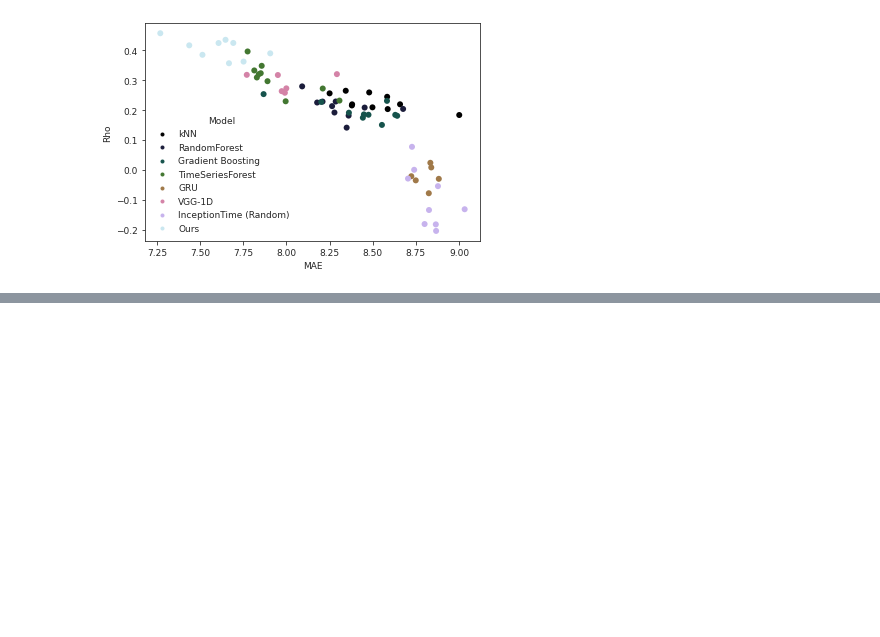
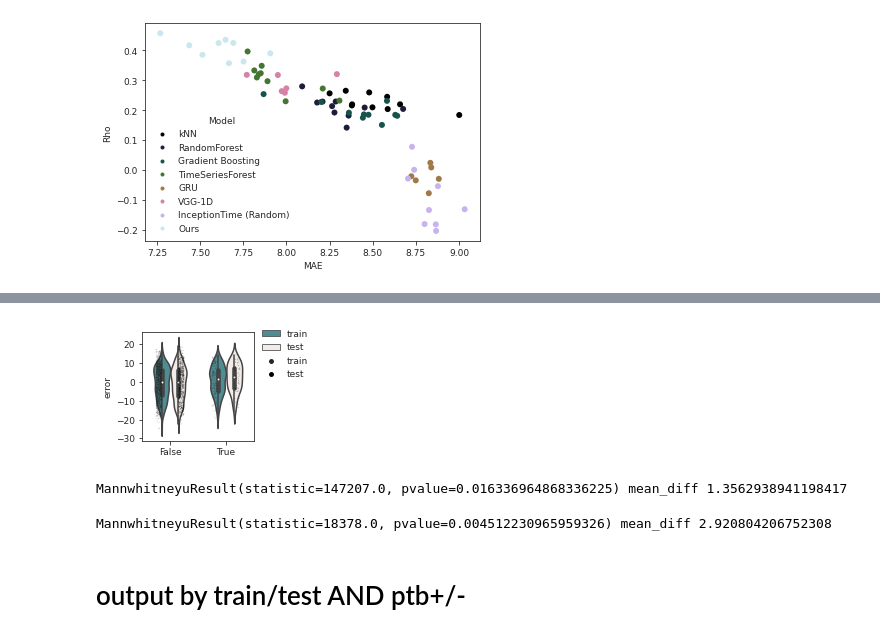
Before and after one commit to nealgravindra/wearables, a Jupyter notebook: notebooks/modelcmp_collect_csvs_v52.ipynb, the cells around one changed output, grey strips where cells are left out. Saved outputs shown, nothing was run; the diff lists cells and outputs as text; code cells hidden in the pictures; blank space fills up the shorter version.

```diff
--- a/notebooks/modelcmp_collect_csvs_v52.ipynb
+++ b/notebooks/modelcmp_collect_csvs_v52.ipynb
@@ -320,3 +441,24 @@ sns.scatterplot(x='MAE', y='Rho', hue='Model', data=results, palette=model_cmap,
 mfp = '/home/ngrav/project/wearables/model_zoo'
 bst_modelpkl = os.path.join(mfp, '213-itv52_InceptionTime_GA5.pkl')
 bst_trainer = os.path.join(mfp, 'trainer_itv52_InceptionTime_GA5.pkl')
+# %%
+savefigs = True
+# %%
+split_cmap = {'train': '#4297A0', 'test': '#F4EAE6'}
+# %%
+fig, ax = plt.subplots(1, 1, figsize=(2,2))
+ptb_cmap = {False: '#2F5061', True: '#E57F84'}
+# IS, since not sig (see table 1)
+# sns.boxplot(x='Pre-term birth', y='error', hue='split', data=md, width=0.6, palette=split_cmap, ax=ax, dodge=True)
+sns.violinplot(x='Pre-term birth', y='error', hue='split', data=md, width=0.6, palette=split_cmap, ax=ax, dodge=True)
+sns.stripplot(x='Pre-term birth', y='error', hue='split', dodge=True, data=md, color='k', s=1, alpha=0.25, ax=ax, rasterized=True)
+# PQSI, since sig (see table 1)
+# sns.boxplot(x='Pre-term birth', y='PQSI', width=0.6, data=md, palette=ptb_cmap, ax=ax[1])
+# sns.stripplot(x='Pre-term birth', y='PQSI', hue='Pre-term birth', data=md, palette=ptb_cmap, s=2, ax=ax[1], rasterized=True)
+ax.set_xlabel('')
+ax.legend(bbox_to_anchor=(1, 1.1))
+
+if savefigs:
+    fig.savefig(os.path.join(pfp, 'violinplot_error_v_testtrain_ptbyn.pdf'), bbox_inches='tight', dpi=600)
+# %% [output]
+[figure, added]
@@ -322,0 +472,10 @@ bst_trainer = os.path.join(mfp, 'trainer_itv52_InceptionTime_GA5.pkl')
+# %%
+print(mannwhitneyu(error_train_ptby, error_train_ptbn), 'mean_diff', np.mean(error_train_ptby) - np.mean(error_train_ptbn))
+# %% [output]
+MannwhitneyuResult(statistic=147207.0, pvalue=0.016336964868336225) mean_diff 1.3562938941198417
+# %%
+print(mannwhitneyu(error_test_ptby, error_test_ptbn), 'mean_diff', np.mean(error_test_ptby) - np.mean(error_test_ptbn))
+# %% [output]
+MannwhitneyuResult(statistic=18378.0, pvalue=0.004512230965959326) mean_diff 2.920804206752308
+# %% [markdown]
+# output by train/test AND ptb+/-
```
Also changed, not shown: parts of 34 cells of this notebook, 3 other files.
